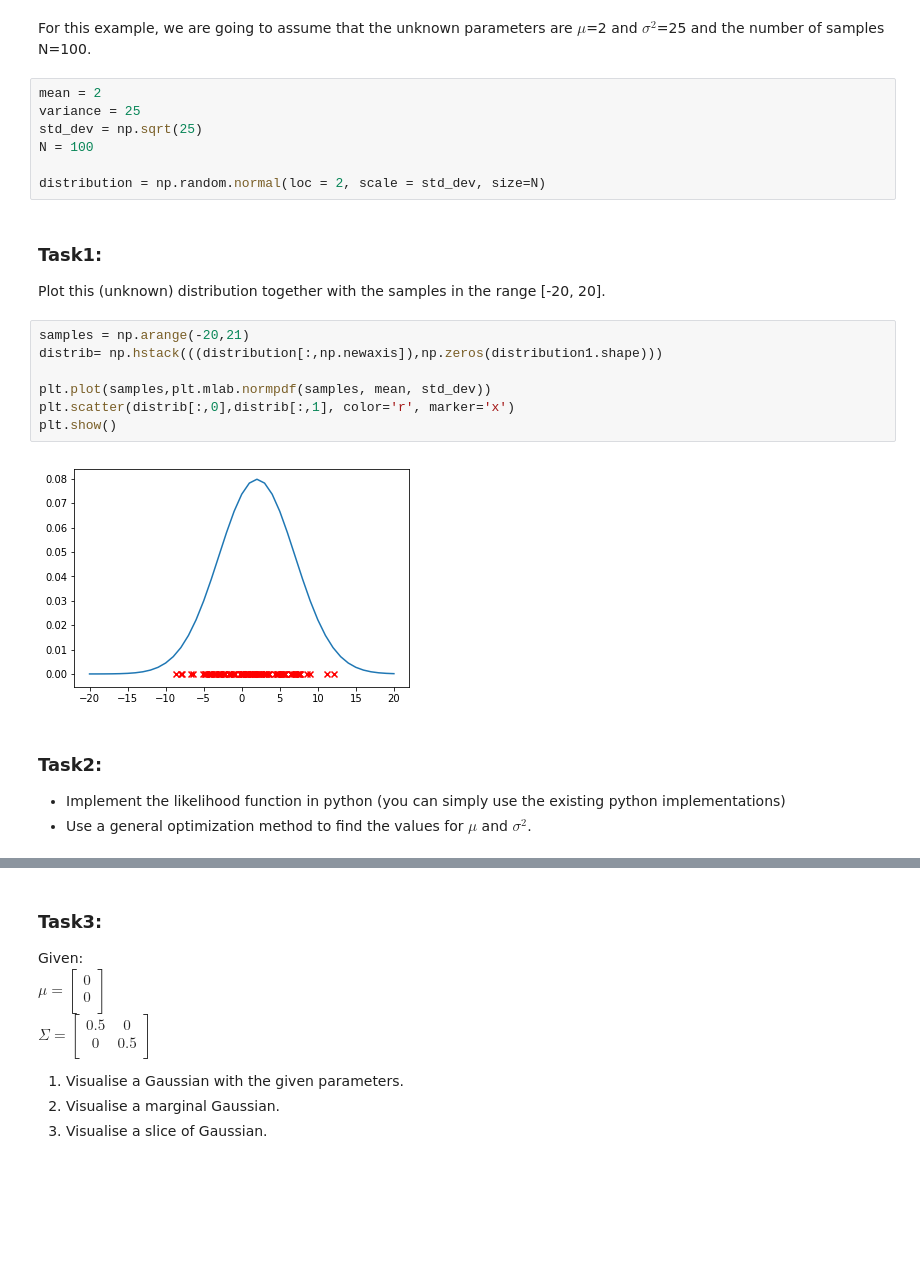
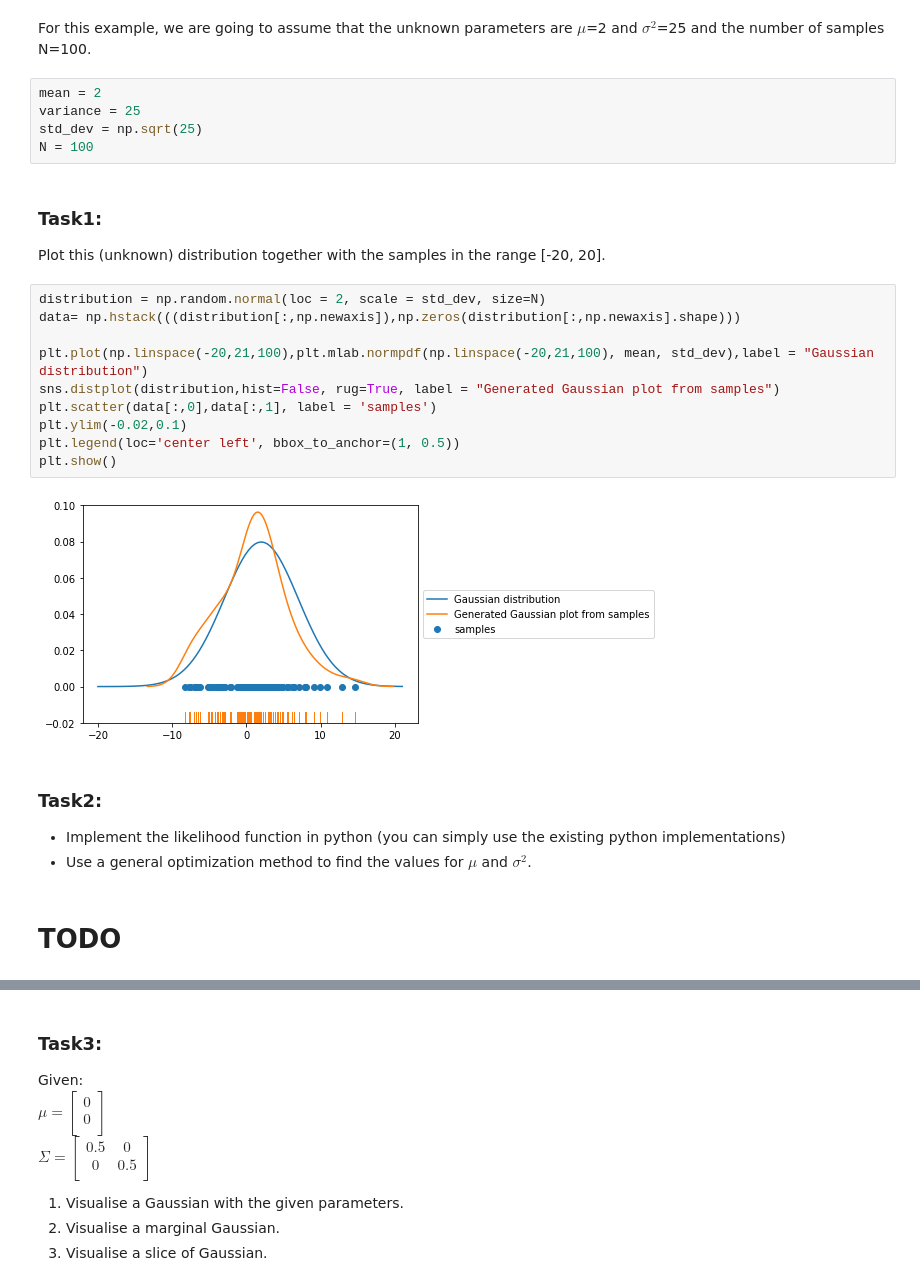
Before and after one commit to debaraj-barua/LearningAndAdaptivity-ss18, a Jupyter notebook: Assignment02/src/02_Exercise1_MaxL.ipynb, the cells around one changed output, grey strips where cells are left out. Drawn from its saved outputs; the diff is of its cells as text; blank space fills up the shorter version.

```diff
--- a/Assignment02/src/02_Exercise1_MaxL.ipynb
+++ b/Assignment02/src/02_Exercise1_MaxL.ipynb
@@ -14,21 +17,24 @@ mean = 2
 variance = 25
 std_dev = np.sqrt(25)
 N = 100
-
-distribution = np.random.normal(loc = 2, scale = std_dev, size=N)
 # %% [markdown]
 ### Task1:
 Plot this (unknown) distribution together with the samples in the range [-20, 20].
-# %%
-samples = np.arange(-20,21)
-distrib= np.hstack(((distribution[:,np.newaxis]),np.zeros(distribution1.shape)))
-
-plt.plot(samples,plt.mlab.normpdf(samples, mean, std_dev))
-plt.scatter(distrib[:,0],distrib[:,1], color='r', marker='x')
-plt.show()
-# %% [output]
-[figure, removed]
+# %%
+distribution = np.random.normal(loc = 2, scale = std_dev, size=N)
+data= np.hstack(((distribution[:,np.newaxis]),np.zeros(distribution[:,np.newaxis].shape)))
+
+plt.plot(np.linspace(-20,21,100),plt.mlab.normpdf(np.linspace(-20,21,100), mean, std_dev),label = "Gaussian distribution")
+sns.distplot(distribution,hist=False, rug=True, label = "Generated Gaussian plot from samples")
+plt.scatter(data[:,0],data[:,1], label = 'samples')
+plt.ylim(-0.02,0.1)
+plt.legend(loc='center left', bbox_to_anchor=(1, 0.5))
+plt.show()
+# %% [output]
+[figure, added]
 # %% [markdown]
 ### Task2:
 * Implement the likelihood function in python (you can simply use the existing python implementations)
 * Use a general optimization method to find the values for $\mu$ and $\sigma^2$.
+# %% [markdown]
+# TODO
```
Also changed, not shown: parts of 5 cells of this notebook, 1 other file.
